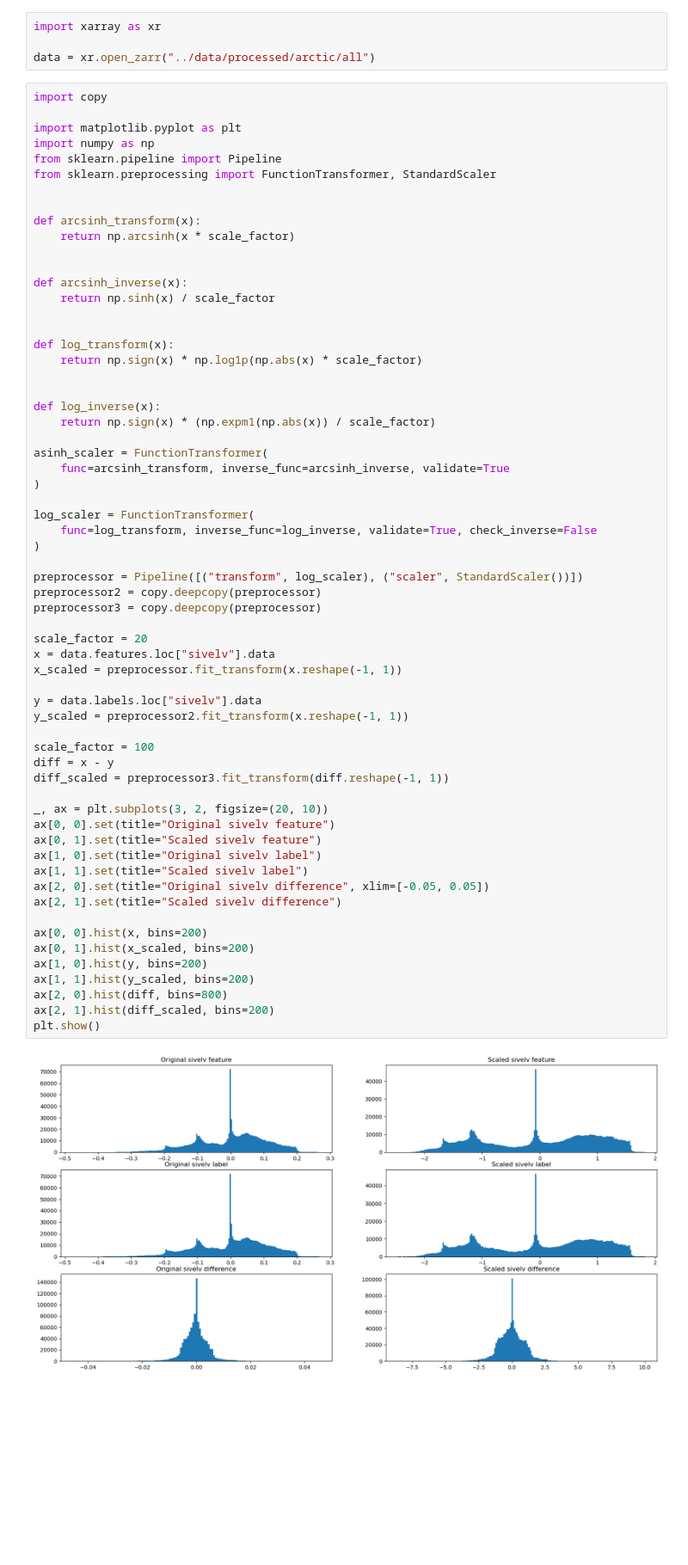
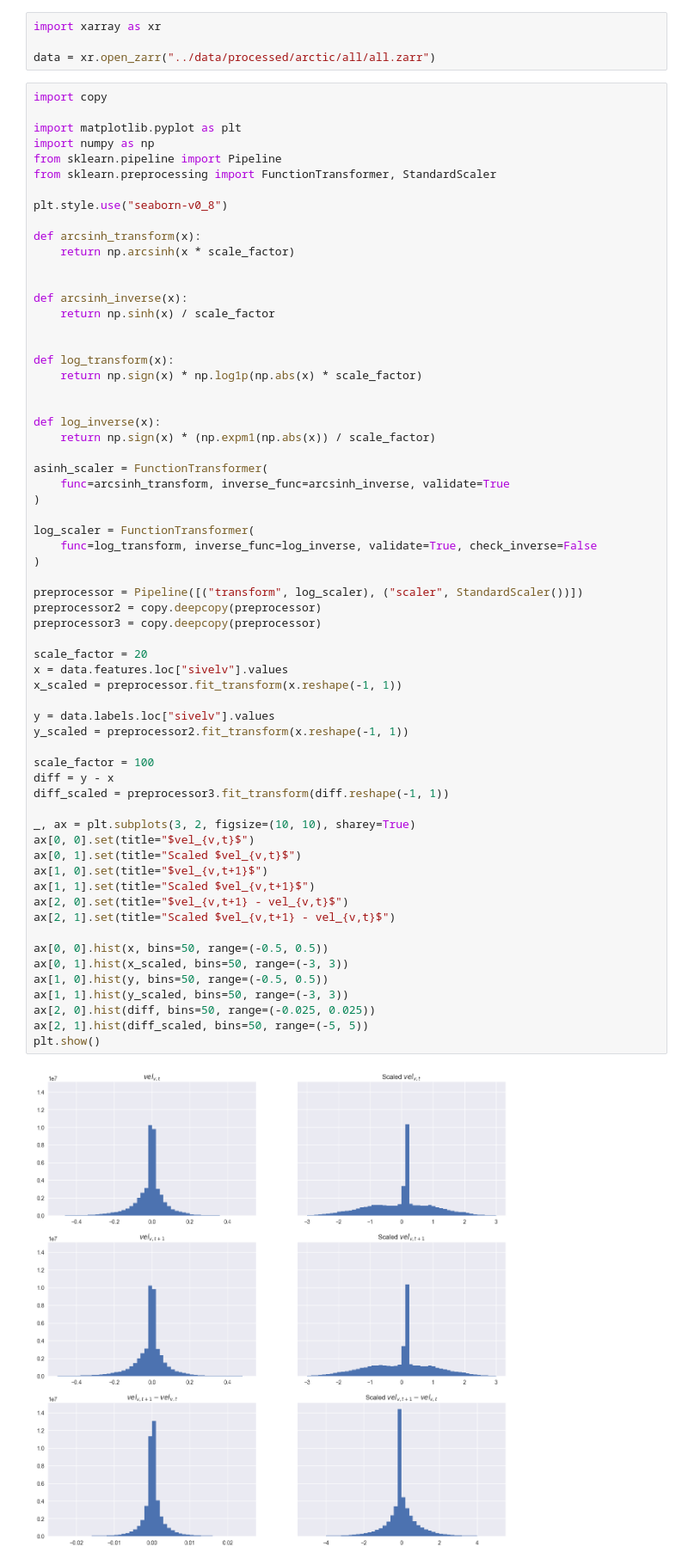
Before and after one commit to charlie-waltham/rheology_emulator, a Jupyter notebook: notes/preprocessing.ipynb, the cells around one changed output. Shown at 86% size. Saved outputs shown, nothing was run; the diff lists cells and outputs as text; blank space fills up the shorter version.

```diff
--- a/notes/preprocessing.ipynb
+++ b/notes/preprocessing.ipynb
@@ -1,7 +1,7 @@
 # %%
 import xarray as xr
 
-data = xr.open_zarr("../data/processed/arctic/all")
+data = xr.open_zarr("../data/processed/arctic/all/all.zarr")
 # %%
 import copy
 
@@ -10,6 +10,7 @@ import numpy as np
 from sklearn.pipeline import Pipeline
 from sklearn.preprocessing import FunctionTransformer, StandardScaler
 
+plt.style.use("seaborn-v0_8")
 
 def arcsinh_transform(x):
     return np.arcsinh(x * scale_factor)
@@ -22,47 +23,47 @@ def arcsinh_inverse(x):
 def log_transform(x):
     return np.sign(x) * np.log1p(np.abs(x) * scale_factor)
 
 
 def log_inverse(x):
     return np.sign(x) * (np.expm1(np.abs(x)) / scale_factor)
 
 asinh_scaler = FunctionTransformer(
     func=arcsinh_transform, inverse_func=arcsinh_inverse, validate=True
 )
 
 log_scaler = FunctionTransformer(
     func=log_transform, inverse_func=log_inverse, validate=True, check_inverse=False
 )
 
 preprocessor = Pipeline([("transform", log_scaler), ("scaler", StandardScaler())])
 preprocessor2 = copy.deepcopy(preprocessor)
 preprocessor3 = copy.deepcopy(preprocessor)
 
 scale_factor = 20
-x = data.features.loc["sivelv"].data
+x = data.features.loc["sivelv"].values
 x_scaled = preprocessor.fit_transform(x.reshape(-1, 1))
 
-y = data.labels.loc["sivelv"].data
+y = data.labels.loc["sivelv"].values
 y_scaled = preprocessor2.fit_transform(x.reshape(-1, 1))
 
 scale_factor = 100
-diff = x - y
+diff = y - x
 diff_scaled = preprocessor3.fit_transform(diff.reshape(-1, 1))
 
-_, ax = plt.subplots(3, 2, figsize=(20, 10))
-ax[0, 0].set(title="Original sivelv feature")
-ax[0, 1].set(title="Scaled sivelv feature")
-ax[1, 0].set(title="Original sivelv label")
-ax[1, 1].set(title="Scaled sivelv label")
-ax[2, 0].set(title="Original sivelv difference", xlim=[-0.05, 0.05])
-ax[2, 1].set(title="Scaled sivelv difference")
+_, ax = plt.subplots(3, 2, figsize=(10, 10), sharey=True)
+ax[0, 0].set(title="$vel_{v,t}$")
+ax[0, 1].set(title="Scaled $vel_{v,t}$")
+ax[1, 0].set(title="$vel_{v,t+1}$")
+ax[1, 1].set(title="Scaled $vel_{v,t+1}$")
+ax[2, 0].set(title="$vel_{v,t+1} - vel_{v,t}$")
+ax[2, 1].set(title="Scaled $vel_{v,t+1} - vel_{v,t}$")
 
-ax[0, 0].hist(x, bins=200)
-ax[0, 1].hist(x_scaled, bins=200)
-ax[1, 0].hist(y, bins=200)
-ax[1, 1].hist(y_scaled, bins=200)
-ax[2, 0].hist(diff, bins=800)
-ax[2, 1].hist(diff_scaled, bins=200)
+ax[0, 0].hist(x, bins=50, range=(-0.5, 0.5))
+ax[0, 1].hist(x_scaled, bins=50, range=(-3, 3))
+ax[1, 0].hist(y, bins=50, range=(-0.5, 0.5))
+ax[1, 1].hist(y_scaled, bins=50, range=(-3, 3))
+ax[2, 0].hist(diff, bins=50, range=(-0.025, 0.025))
+ax[2, 1].hist(diff_scaled, bins=50, range=(-5, 5))
 plt.show()
 # %% [output]
-[figure, old version]
+[figure, new version]
```
Also changed, not shown: 3 other files.
